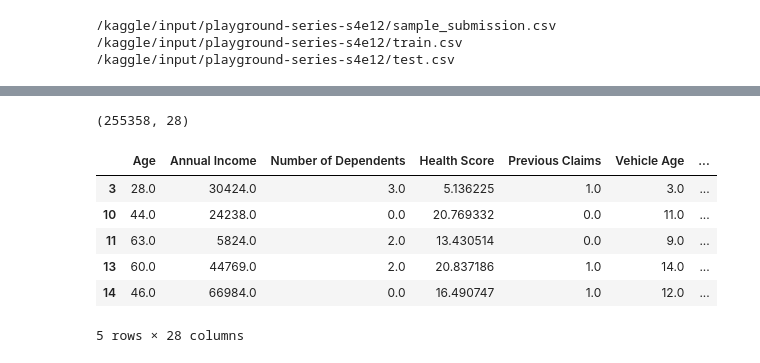
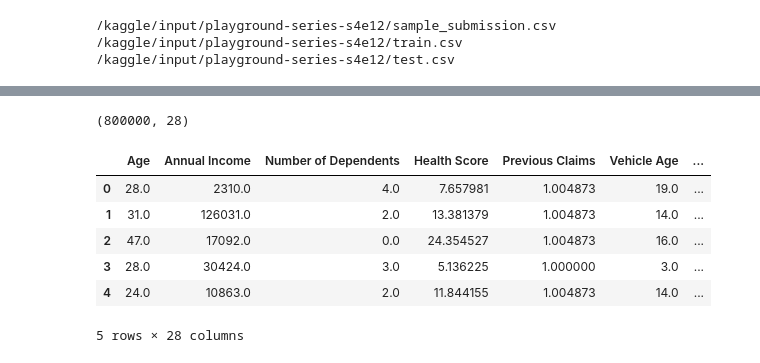
Before and after one commit to yash-meshram/Insurance-Premium, a Jupyter notebook: insurance-premium.ipynb, the cells around one changed output, grey strips where cells are left out. Cells and saved outputs as stored; diff of their text form; code cells hidden in the pictures.

```diff
--- a/insurance-premium.ipynb
+++ b/insurance-premium.ipynb
@@ -190,2 +114,0 @@ model1 = LinearRegression()
-# %%
-model1.fit(x_train, y_train)
@@ -193,0 +115,8 @@ LinearRegression()
+# %%
+model1 = LinearRegression()
+# model2 = RandomForestRegressor(n_estimators=28, random_state=0)
+model3 = PolynomialFeatures(degree=4)
+# %%
+x_train = model3.fit_transform(x_train)
+x_test = model3.fit_transform(x_test)
+x = model3.fit_transform(x)
@@ -204,3 +144,3 @@ rmsle(y_pred, y_test)
 # %%
-model1.fit(x, y)
+model .fit(x, y)
 # %% [output]
@@ -212,30 +152,33 @@ x.shape
 # %%
 df_test = pd.read_csv("/kaggle/input/playground-series-s4e12/test.csv")
 
 # for non_object_column in df_test.select_dtypes(exclude = "object").columns:
 #     df_test[non_object_column] = df_test[non_object_column] / df_test[non_object_column].max()
+
+for non_object_column in df_test.select_dtypes(exclude = "object").columns:
+    df_test[non_object_column].fillna(df_test[non_object_column].mean(), inplace = True)
 
 df_test["Policy Start Date"] = pd.to_datetime(df_test["Policy Start Date"].apply(lambda x: x[:10]))
 
 df_test = pd.concat(
     [
         df_test.select_dtypes(exclude = "object"),
         pd.get_dummies(df_test.select_dtypes('object'), drop_first = True, dtype = int)
     ],
     axis = "columns"
 )
 
 x_df_test = df_test.drop(['id', 'Policy Start Date'], axis = 1)
 
 print(x_df_test.shape)
 x_df_test.head()
 # %% [output]
-(255358, 28)
+(800000, 28)
 |  | Age | Annual Income | Number of Dependents | Health Score | Previous Claims | Vehicle Age | ... |
-| 3 | 28.0 | 30424.0 | 3.0 | 5.136225 | 1.0 | 3.0 | ... |
-| 10 | 44.0 | 24238.0 | 0.0 | 20.769332 | 0.0 | 11.0 | ... |
-| 11 | 63.0 | 5824.0 | 2.0 | 13.430514 | 0.0 | 9.0 | ... |
-| 13 | 60.0 | 44769.0 | 2.0 | 20.837186 | 1.0 | 14.0 | ... |
-| 14 | 46.0 | 66984.0 | 0.0 | 16.490747 | 1.0 | 12.0 | ... |
+| 0 | 28.0 | 2310.0 | 4.0 | 7.657981 | 1.004873 | 19.0 | ... |
+| 1 | 31.0 | 126031.0 | 2.0 | 13.381379 | 1.004873 | 14.0 | ... |
+| 2 | 47.0 | 17092.0 | 0.0 | 24.354527 | 1.004873 | 16.0 | ... |
+| 3 | 28.0 | 30424.0 | 3.0 | 5.136225 | 1.000000 | 3.0 | ... |
+| 4 | 24.0 | 10863.0 | 2.0 | 11.844155 | 1.004873 | 14.0 | ... |
 5 rows × 28 columns
 # %%
```
Also changed, not shown: parts of 25 cells of this notebook.
